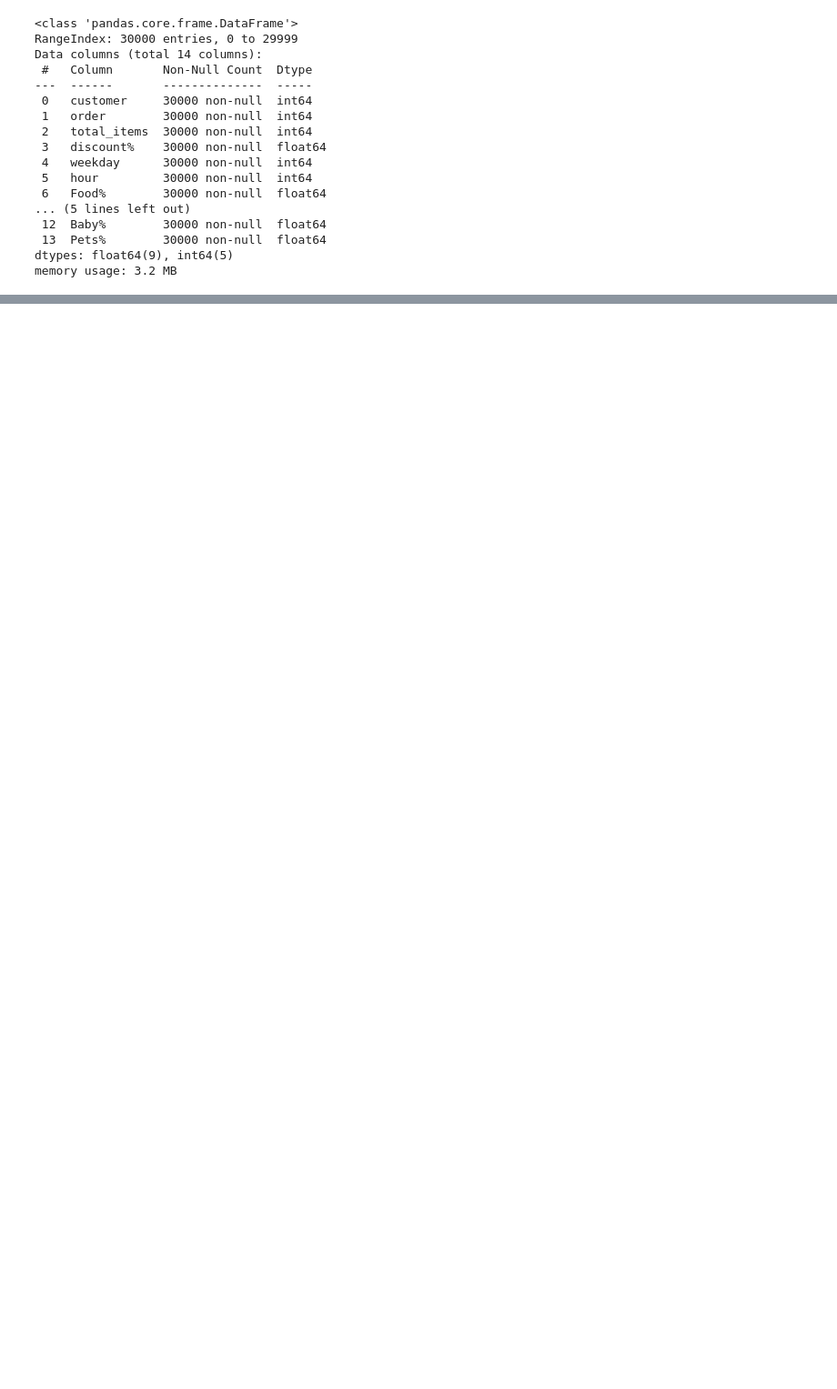
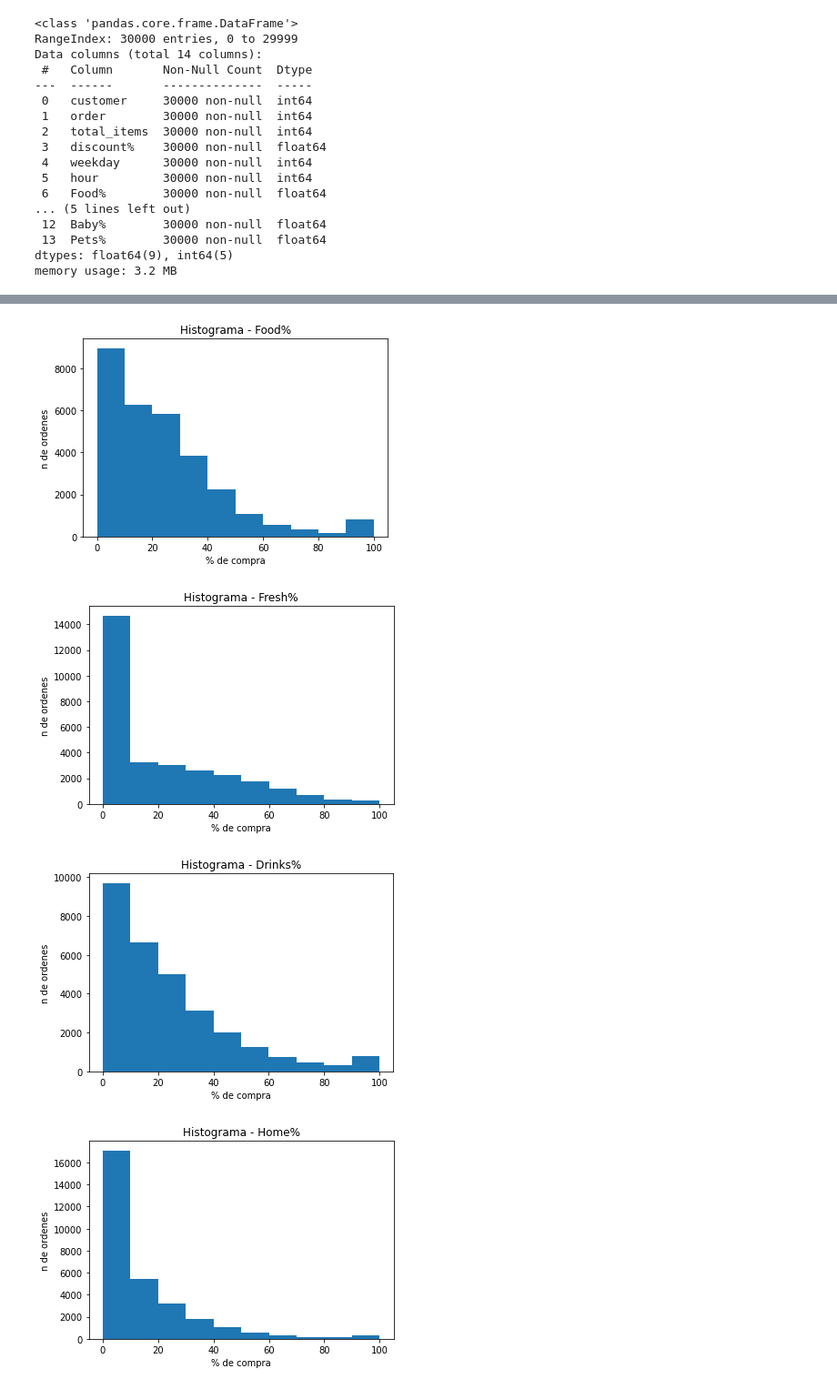
Before and after one commit to jorgedel4/Actividad-Evaluable-Mapas-de-calor-y-boxplots, a Jupyter notebook: actEvaluable.ipynb, the cells around one changed output, grey strips where cells are left out. Shown: that part at 91% size. Drawn from its saved outputs; the diff is of its cells as text; code cells hidden in the pictures; blank space fills up the shorter version.

```diff
--- a/actEvaluable.ipynb
+++ b/actEvaluable.ipynb
@@ -81,0 +78,13 @@ df.tail(10)
+# %%
+departments = ("Food%", "Fresh%", "Drinks%", "Home%", "Beauty%", "Health%", "Baby%", "Pets%")
+for department in departments:
+    plt.hist(df[[department]])
+    plt.title(f"Histograma - {department}")
+    plt.ylabel("n de ordenes")
+    plt.xlabel("% de compra")
+    plt.show()
+# %% [output]
+[figure, added]
+[figure, added]
+[figure, added]
+[figure, added]
```
Also changed, not shown: parts of 22 cells of this notebook.
